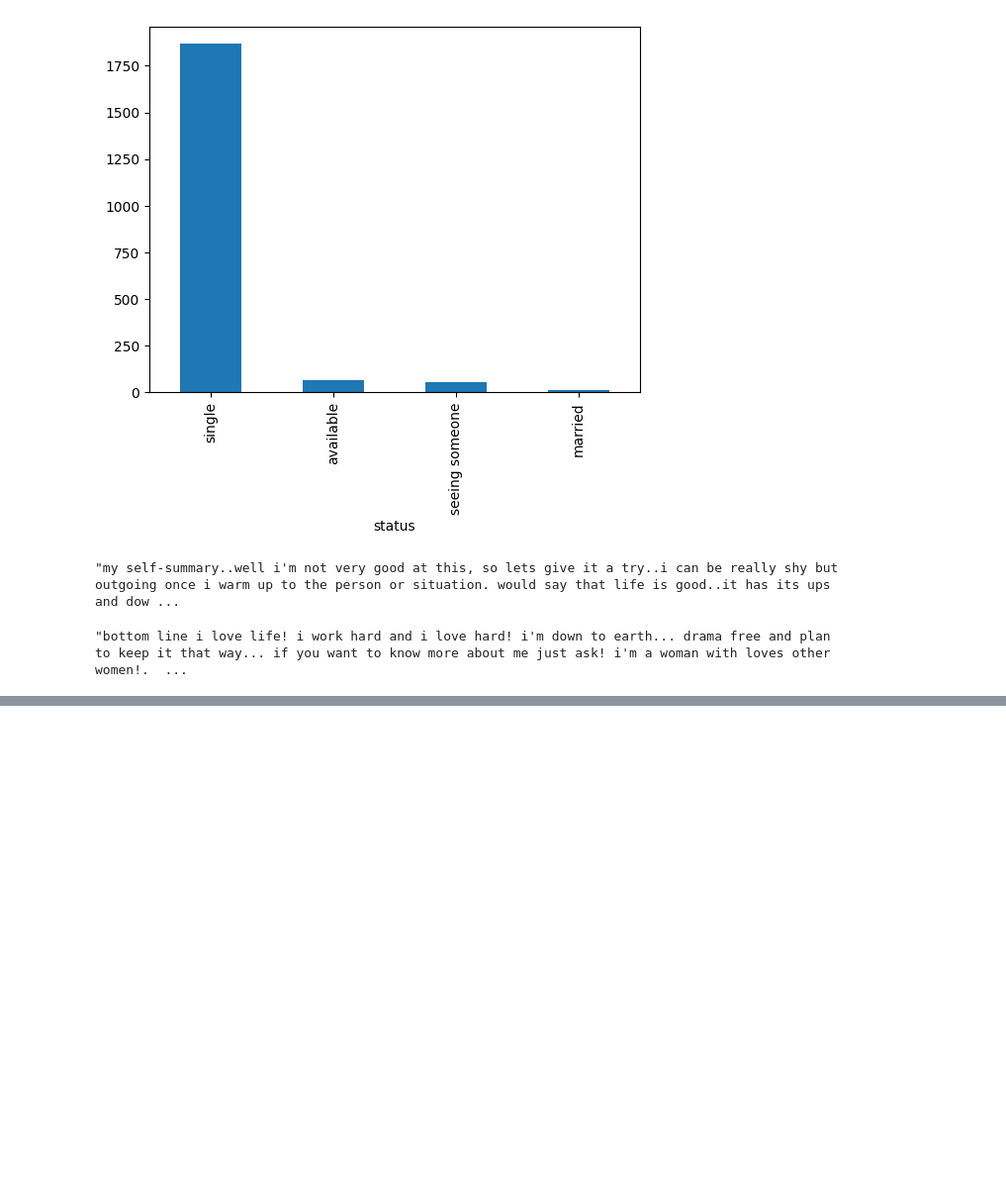
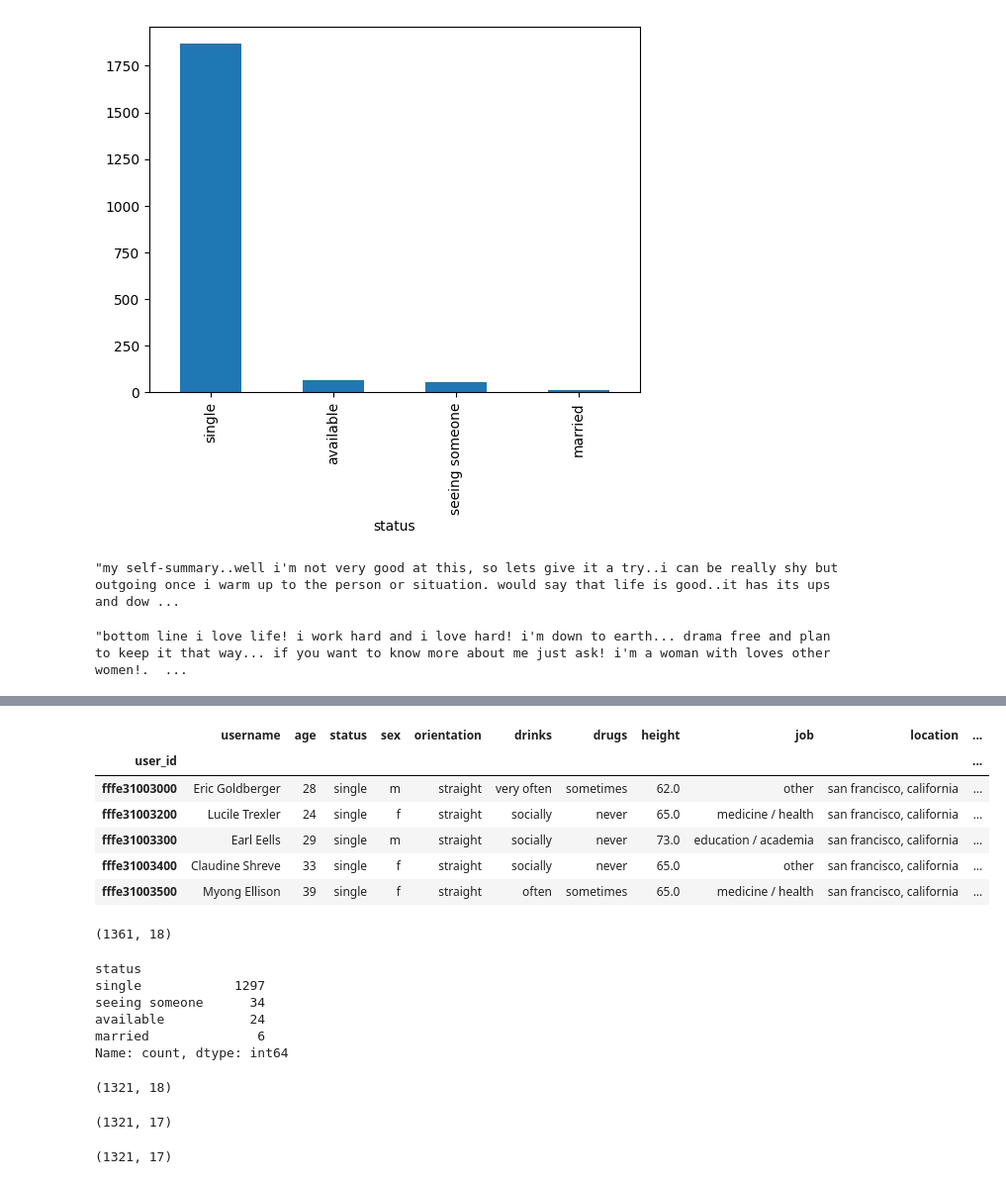
Before and after one commit to shaq31415926/intro-to-ml, a Jupyter notebook: 03Lecture/notebooks/02-tinder-data-exploration.ipynb, the cells around one changed output, grey strips where cells are left out. Shown at 99% size. Saved outputs shown, nothing was run; the diff lists cells and outputs as text; code cells hidden in the pictures; blank space fills up the shorter version.

```diff
--- a/03Lecture/notebooks/02-tinder-data-exploration.ipynb
+++ b/03Lecture/notebooks/02-tinder-data-exploration.ipynb
@@ -134,0 +228,11 @@ tinder_data.duplicated().sum()
+# %%
+tinder_data_reduced = tinder_data_reduced.set_index("user_id")
+tinder_data_reduced.head()
+# %% [output]
+|  | username | age | status | sex | orientation | drinks | drugs | height | job | location | ... |
+| user_id |  |  |  |  |  |  |  |  |  |  | ... |
+| fffe31003000 | Eric Goldberger | 28 | single | m | straight | very often | sometimes | 62.0 | other | san francisco, california | ... |
+| fffe31003200 | Lucile Trexler | 24 | single | f | straight | socially | never | 65.0 | medicine / health | san francisco, california | ... |
+| fffe31003300 | Earl Eells | 29 | single | m | straight | socially | never | 73.0 | education / academia | san francisco, california | ... |
+| fffe31003400 | Claudine Shreve | 33 | single | f | straight | socially | never | 65.0 | other | san francisco, california | ... |
+| fffe31003500 | Myong Ellison | 39 | single | f | straight | often | sometimes | 65.0 | medicine / health | san francisco, california | ... |
@@ -134,0 +242,13 @@ tinder_data.duplicated().sum()
+# %%
+tinder_data_reduced.shape
+# %% [output]
+(1361, 18)
+# %%
+tinder_data_reduced.status.value_counts()
+# %% [output]
+status
+single            1297
+seeing someone      34
+available           24
+married              6
+Name: count, dtype: int64
@@ -134,0 +258,4 @@ tinder_data.duplicated().sum()
+# %%
+tinder_data_reduced.shape
+# %% [output]
+(1321, 18)
@@ -134,0 +265,8 @@ tinder_data.duplicated().sum()
+# %%
+tinder_data_reduced.shape
+# %% [output]
+(1321, 17)
+# %%
+tinder_data_reduced.shape
+# %% [output]
+(1321, 17)
```
Also changed, not shown: parts of 22 cells of this notebook, 1 other file.
